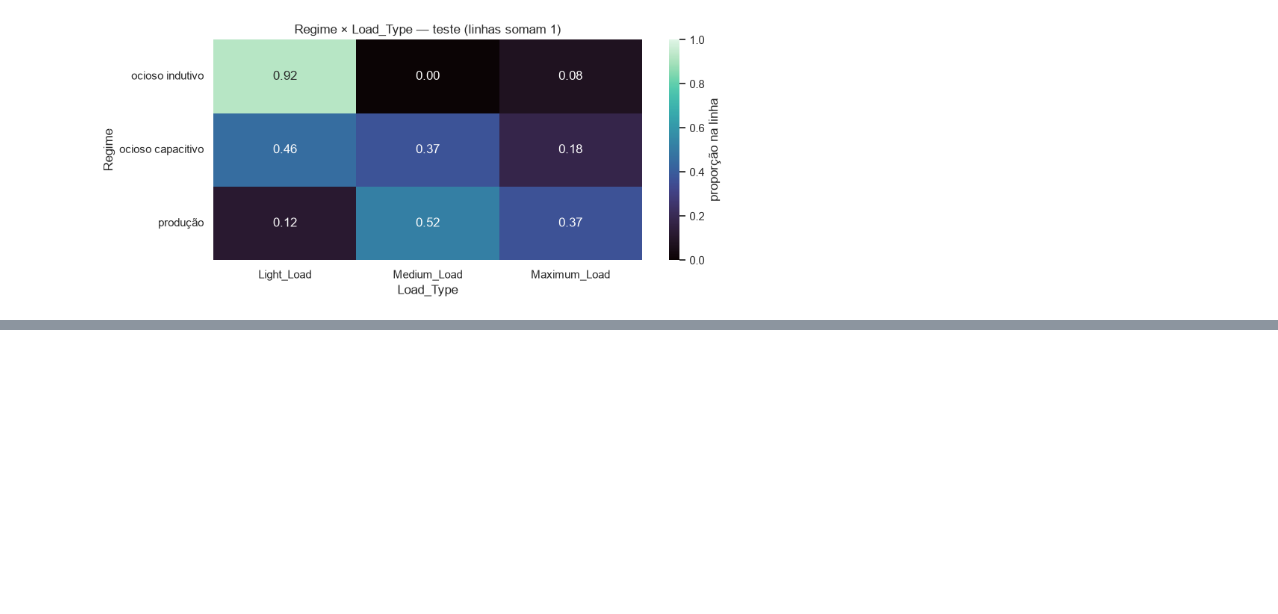
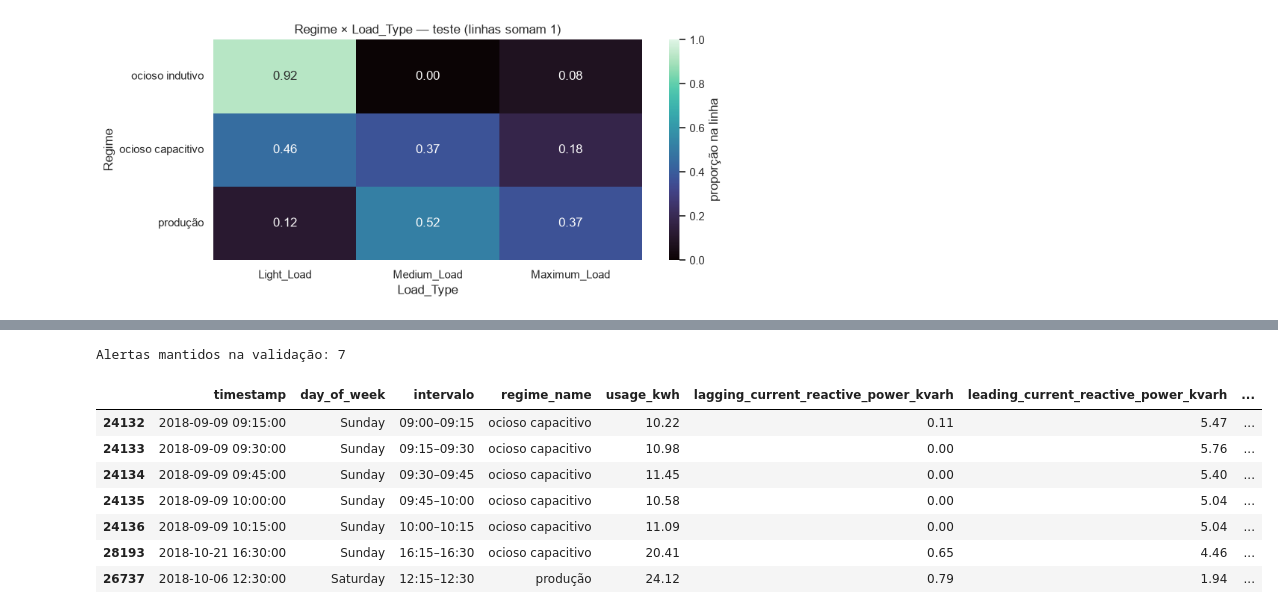
Before and after one commit to MBA-Data-Science-Unifor/Regime-Anomaly-Unsupervisioned, a Jupyter notebook: artifacts/notebooks/03_Modeling.ipynb, the cells around one changed output, grey strips where cells are left out. Drawn from its saved outputs; the diff is of its cells as text; code cells hidden in the pictures; blank space fills up the shorter version.

```diff
--- a/artifacts/notebooks/03_Modeling.ipynb
+++ b/artifacts/notebooks/03_Modeling.ipynb
@@ -811,0 +763,19 @@ operação antes de qualquer uso como alarme.
+# %%
+validation = predicted[predicted[pp.SPLIT_COLUMN] == "validation"]
+kept_validation = validation[validation["is_anomaly_raw"] & ~validation["regime_boundary"]]
+print(f"Alertas mantidos na validação: {len(kept_validation)}")
+display(
+    kept_validation.sort_values("anomaly_score", ascending=False)[
+        [pp.TIMESTAMP_COLUMN, pp.DAY_OF_WEEK, "intervalo", "regime_name", *PROFILE, "anomaly_score"]
+    ]
+)
+# %% [output]
+Alertas mantidos na validação: 7
+|  | timestamp | day_of_week | intervalo | regime_name | usage_kwh | lagging_current_reactive_power_kvarh | leading_current_reactive_power_kvarh | ... |
+| 24132 | 2018-09-09 09:15:00 | Sunday | 09:00–09:15 | ocioso capacitivo | 10.22 | 0.11 | 5.47 | ... |
+| 24133 | 2018-09-09 09:30:00 | Sunday | 09:15–09:30 | ocioso capacitivo | 10.98 | 0.00 | 5.76 | ... |
+| 24134 | 2018-09-09 09:45:00 | Sunday | 09:30–09:45 | ocioso capacitivo | 11.45 | 0.00 | 5.40 | ... |
+| 24135 | 2018-09-09 10:00:00 | Sunday | 09:45–10:00 | ocioso capacitivo | 10.58 | 0.00 | 5.04 | ... |
+| 24136 | 2018-09-09 10:15:00 | Sunday | 10:00–10:15 | ocioso capacitivo | 11.09 | 0.00 | 5.04 | ... |
+| 28193 | 2018-10-21 16:30:00 | Sunday | 16:15–16:30 | ocioso capacitivo | 20.41 | 0.65 | 4.46 | ... |
+| 26737 | 2018-10-06 12:30:00 | Saturday | 12:15–12:30 | produção | 24.12 | 0.79 | 1.94 | ... |
```
Also changed, not shown: parts of 20 cells of this notebook, 27 other files.
